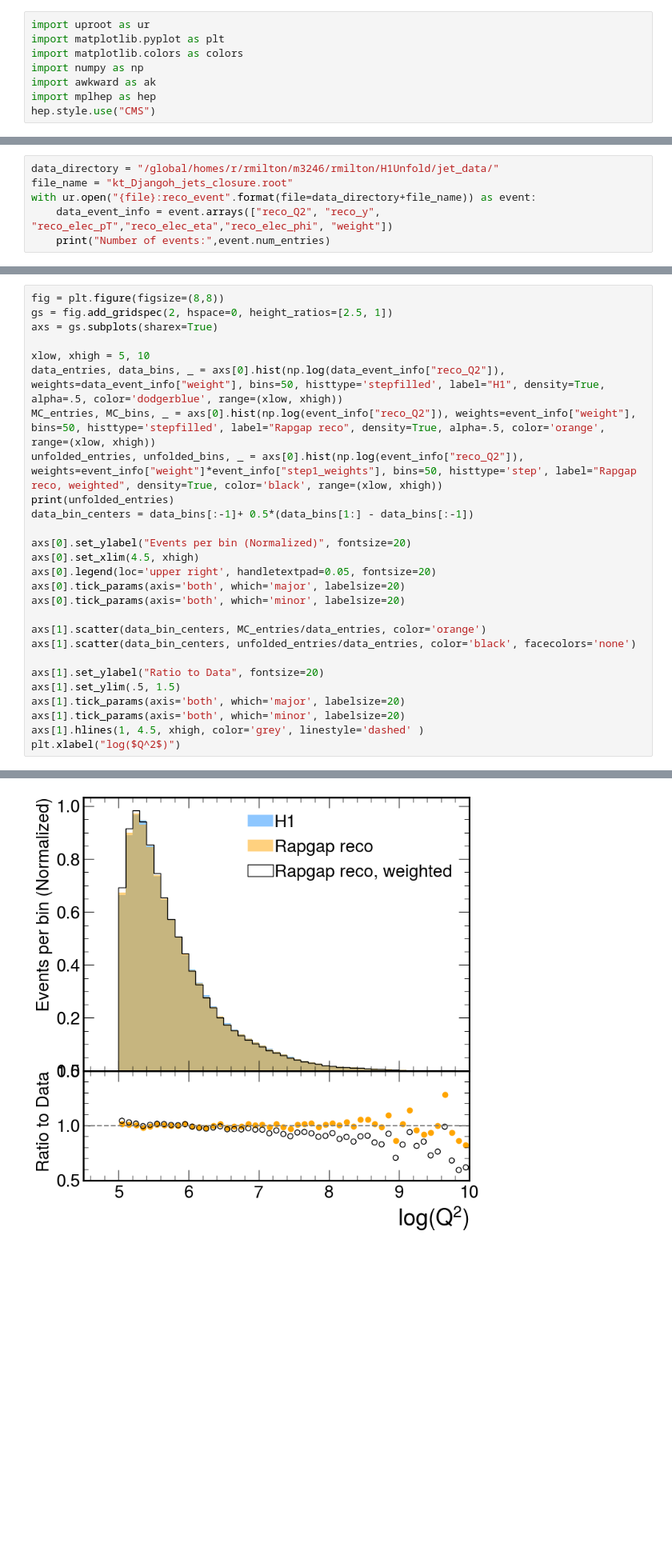
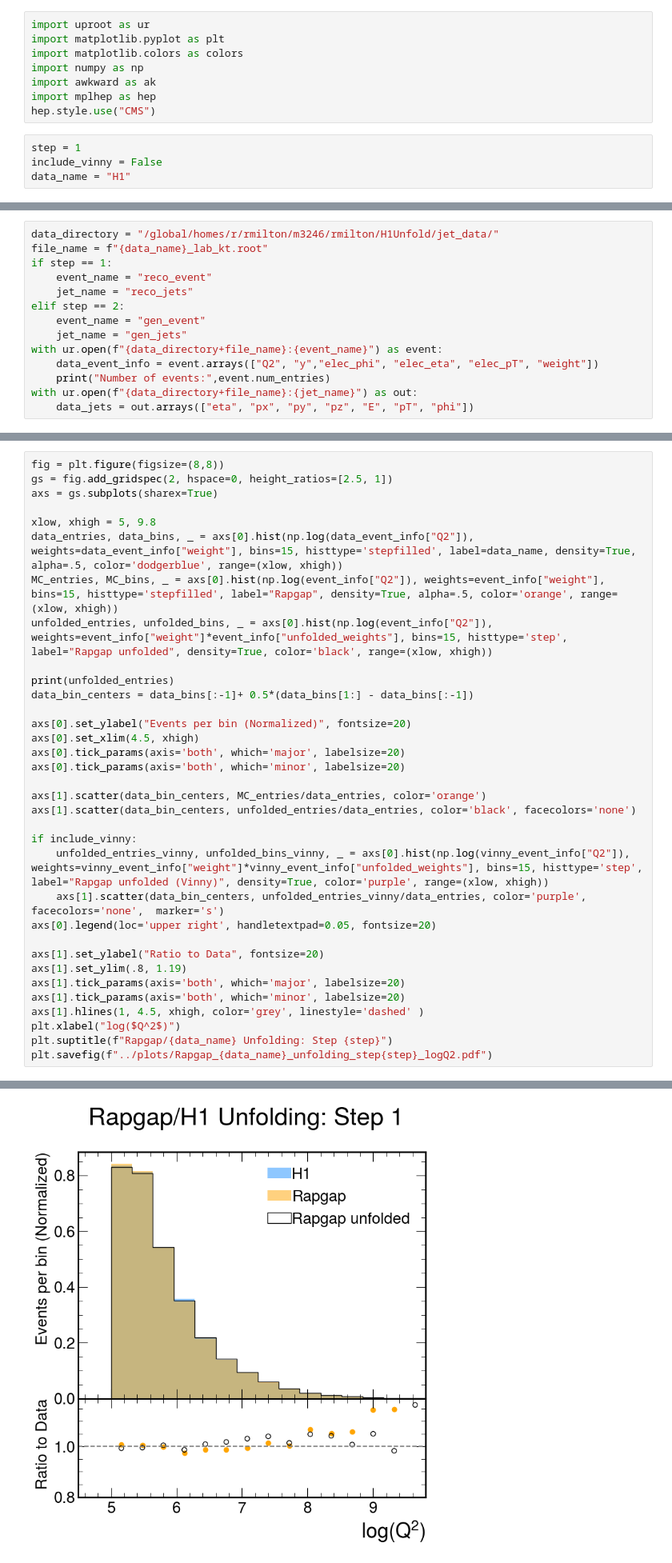
Before and after one commit to ViniciusMikuni/H1Unfold, a Jupyter notebook: scripts/control_plots.ipynb, the cells around one changed output, grey strips where cells are left out. Shown at 80% size. Drawn from its saved outputs; the diff is of its cells as text; blank space fills up the shorter version.

Commit message:
Adjusted to include both unfolding steps

```diff
--- a/scripts/control_plots.ipynb
+++ b/scripts/control_plots.ipynb
@@ -6,5 +6,9 @@ import numpy as np
 import awkward as ak
 import mplhep as hep
 hep.style.use("CMS")
+# %%
+step = 1
+include_vinny = False
+data_name = "H1"
 # %%
 data_directory = "/global/homes/r/rmilton/m3246/rmilton/H1Unfold/jet_data/"
@@ -17,7 +50,15 @@ Number of events: 777403
 # %%
 data_directory = "/global/homes/r/rmilton/m3246/rmilton/H1Unfold/jet_data/"
-file_name = "kt_Djangoh_jets_closure.root"
-with ur.open("{file}:reco_event".format(file=data_directory+file_name)) as event:
-    data_event_info = event.arrays(["reco_Q2", "reco_y", "reco_elec_pT","reco_elec_eta","reco_elec_phi", "weight"])
+file_name = f"{data_name}_lab_kt.root"
+if step == 1:
+    event_name = "reco_event"
+    jet_name = "reco_jets"
+elif step == 2:
+    event_name = "gen_event"
+    jet_name = "gen_jets"
+with ur.open(f"{data_directory+file_name}:{event_name}") as event:
+    data_event_info = event.arrays(["Q2", "y","elec_phi", "elec_eta", "elec_pT", "weight"])
     print("Number of events:",event.num_entries)
+with ur.open(f"{data_directory+file_name}:{jet_name}") as out:
+    data_jets = out.arrays(["eta", "px", "py", "pz", "E", "pT", "phi"])
 # %% [output]
@@ -34,26 +98,33 @@ fig = plt.figure(figsize=(8,8))
 gs = fig.add_gridspec(2, hspace=0, height_ratios=[2.5, 1])
 axs = gs.subplots(sharex=True)
 
-xlow, xhigh = 5, 10
-data_entries, data_bins, _ = axs[0].hist(np.log(data_event_info["reco_Q2"]), weights=data_event_info["weight"], bins=50, histtype='stepfilled', label="H1", density=True, alpha=.5, color='dodgerblue', range=(xlow, xhigh))
-MC_entries, MC_bins, _ = axs[0].hist(np.log(event_info["reco_Q2"]), weights=event_info["weight"], bins=50, histtype='stepfilled', label="Rapgap reco", density=True, alpha=.5, color='orange', range=(xlow, xhigh))
-unfolded_entries, unfolded_bins, _ = axs[0].hist(np.log(event_info["reco_Q2"]), weights=event_info["weight"]*event_info["step1_weights"], bins=50, histtype='step', label="Rapgap reco, weighted", density=True, color='black', range=(xlow, xhigh))
+xlow, xhigh = 5, 9.8
+data_entries, data_bins, _ = axs[0].hist(np.log(data_event_info["Q2"]), weights=data_event_info["weight"], bins=15, histtype='stepfilled', label=data_name, density=True, alpha=.5, color='dodgerblue', range=(xlow, xhigh))
+MC_entries, MC_bins, _ = axs[0].hist(np.log(event_info["Q2"]), weights=event_info["weight"], bins=15, histtype='stepfilled', label="Rapgap", density=True, alpha=.5, color='orange', range=(xlow, xhigh))
+unfolded_entries, unfolded_bins, _ = axs[0].hist(np.log(event_info["Q2"]), weights=event_info["weight"]*event_info["unfolded_weights"], bins=15, histtype='step', label="Rapgap unfolded", density=True, color='black', range=(xlow, xhigh))
+
 print(unfolded_entries)
 data_bin_centers = data_bins[:-1]+ 0.5*(data_bins[1:] - data_bins[:-1])
 
 axs[0].set_ylabel("Events per bin (Normalized)", fontsize=20)
 axs[0].set_xlim(4.5, xhigh)
-axs[0].legend(loc='upper right', handletextpad=0.05, fontsize=20)
 axs[0].tick_params(axis='both', which='major', labelsize=20)
 axs[0].tick_params(axis='both', which='minor', labelsize=20)
 
 axs[1].scatter(data_bin_centers, MC_entries/data_entries, color='orange')
 axs[1].scatter(data_bin_centers, unfolded_entries/data_entries, color='black', facecolors='none')
 
+if include_vinny:
+    unfolded_entries_vinny, unfolded_bins_vinny, _ = axs[0].hist(np.log(vinny_event_info["Q2"]), weights=vinny_event_info["weight"]*vinny_event_info["unfolded_weights"], bins=15, histtype='step', label="Rapgap unfolded (Vinny)", density=True, color='purple', range=(xlow, xhigh))
+    axs[1].scatter(data_bin_centers, unfolded_entries_vinny/data_entries, color='purple', facecolors='none',  marker='s')
+axs[0].legend(loc='upper right', handletextpad=0.05, fontsize=20)
+
 axs[1].set_ylabel("Ratio to Data", fontsize=20)
-axs[1].set_ylim(.5, 1.5)
+axs[1].set_ylim(.8, 1.19)
 axs[1].tick_params(axis='both', which='major', labelsize=20)
 axs[1].tick_params(axis='both', which='minor', labelsize=20)
 axs[1].hlines(1, 4.5, xhigh, color='grey', linestyle='dashed' )
 plt.xlabel("log($Q^2$)")
+plt.suptitle(f"Rapgap/{data_name} Unfolding: Step {step}")
+plt.savefig(f"../plots/Rapgap_{data_name}_unfolding_step{step}_logQ2.pdf")
 # %% [output]
@@ -74,4 +135,4 @@ Text(1, 0, 'log($Q^2$)')
-[figure, old version]
+[figure, new version]
 # %%
 fig = plt.figure(figsize=(8,8))
 gs = fig.add_gridspec(2, hspace=0, height_ratios=[2.5, 1])
```
Also changed, not shown: parts of 15 cells of this notebook.
